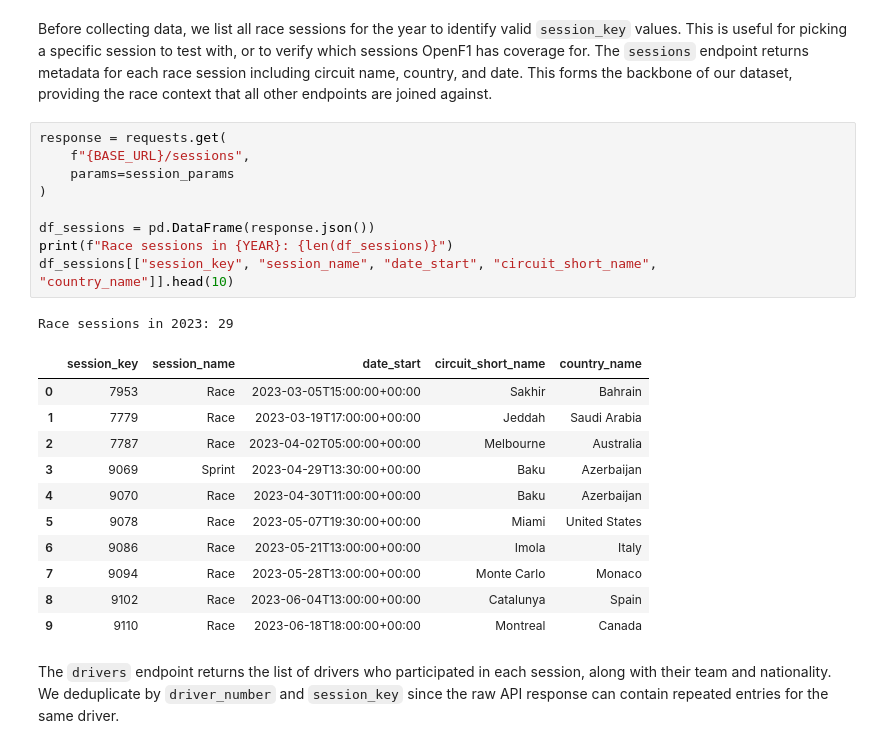
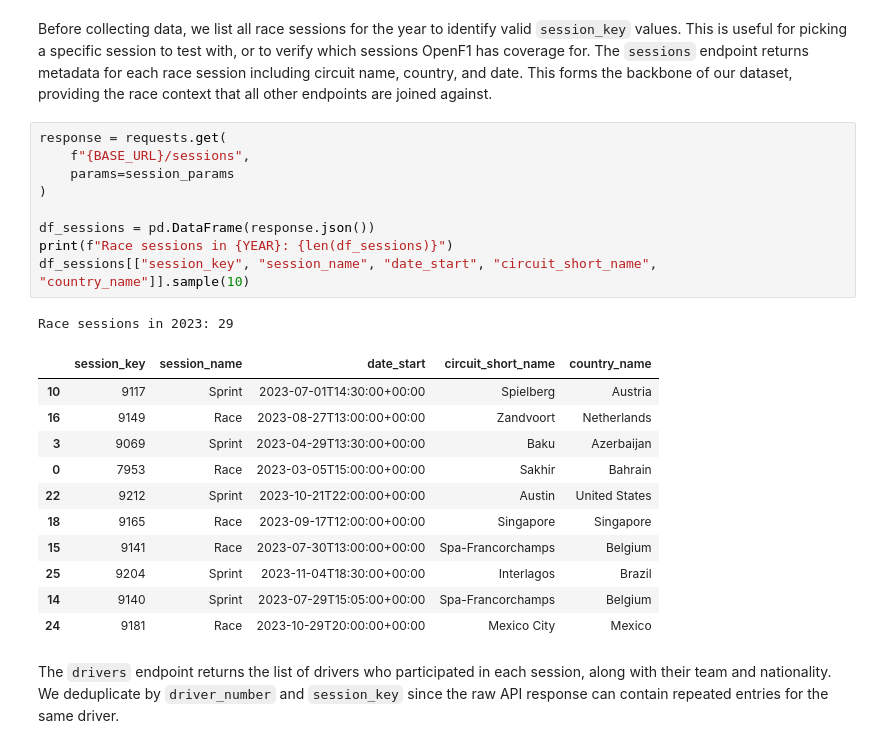
Before and after one commit to minhmgnvo/dsci511-group-assignment, a Jupyter notebook: project/final.ipynb, the cells around one changed output. Saved outputs shown, nothing was run; the diff lists cells and outputs as text.

```diff
--- a/project/final.ipynb
+++ b/project/final.ipynb
@@ -58,25 +58,25 @@ The `sessions` endpoint returns metadata for each race session including circuit
 # %%
 response = requests.get(
     f"{BASE_URL}/sessions",
     params=session_params
 )
 
 df_sessions = pd.DataFrame(response.json())
 print(f"Race sessions in {YEAR}: {len(df_sessions)}")
-df_sessions[["session_key", "session_name", "date_start", "circuit_short_name", "country_name"]].head(10)
+df_sessions[["session_key", "session_name", "date_start", "circuit_short_name", "country_name"]].sample(10)
 # %% [output]
 Race sessions in 2023: 29
 |  | session_key | session_name | date_start | circuit_short_name | country_name |
+| 10 | 9117 | Sprint | 2023-07-01T14:30:00+00:00 | Spielberg | Austria |
+| 16 | 9149 | Race | 2023-08-27T13:00:00+00:00 | Zandvoort | Netherlands |
+| 3 | 9069 | Sprint | 2023-04-29T13:30:00+00:00 | Baku | Azerbaijan |
 | 0 | 7953 | Race | 2023-03-05T15:00:00+00:00 | Sakhir | Bahrain |
-| 1 | 7779 | Race | 2023-03-19T17:00:00+00:00 | Jeddah | Saudi Arabia |
-| 2 | 7787 | Race | 2023-04-02T05:00:00+00:00 | Melbourne | Australia |
-| 3 | 9069 | Sprint | 2023-04-29T13:30:00+00:00 | Baku | Azerbaijan |
-| 4 | 9070 | Race | 2023-04-30T11:00:00+00:00 | Baku | Azerbaijan |
-| 5 | 9078 | Race | 2023-05-07T19:30:00+00:00 | Miami | United States |
-| 6 | 9086 | Race | 2023-05-21T13:00:00+00:00 | Imola | Italy |
-| 7 | 9094 | Race | 2023-05-28T13:00:00+00:00 | Monte Carlo | Monaco |
-| 8 | 9102 | Race | 2023-06-04T13:00:00+00:00 | Catalunya | Spain |
-| 9 | 9110 | Race | 2023-06-18T18:00:00+00:00 | Montreal | Canada |
+| 22 | 9212 | Sprint | 2023-10-21T22:00:00+00:00 | Austin | United States |
+| 18 | 9165 | Race | 2023-09-17T12:00:00+00:00 | Singapore | Singapore |
+| 15 | 9141 | Race | 2023-07-30T13:00:00+00:00 | Spa-Francorchamps | Belgium |
+| 25 | 9204 | Sprint | 2023-11-04T18:30:00+00:00 | Interlagos | Brazil |
+| 14 | 9140 | Sprint | 2023-07-29T15:05:00+00:00 | Spa-Francorchamps | Belgium |
+| 24 | 9181 | Race | 2023-10-29T20:00:00+00:00 | Mexico City | Mexico |
 # %% [markdown]
 The `drivers` endpoint returns the list of drivers who participated in each session, along with their team and nationality. We deduplicate by `driver_number` and `session_key` since the raw API response can contain repeated entries for the same driver.
 # %%
```
Also changed, not shown: parts of 10 cells of this notebook, 2 other files.
